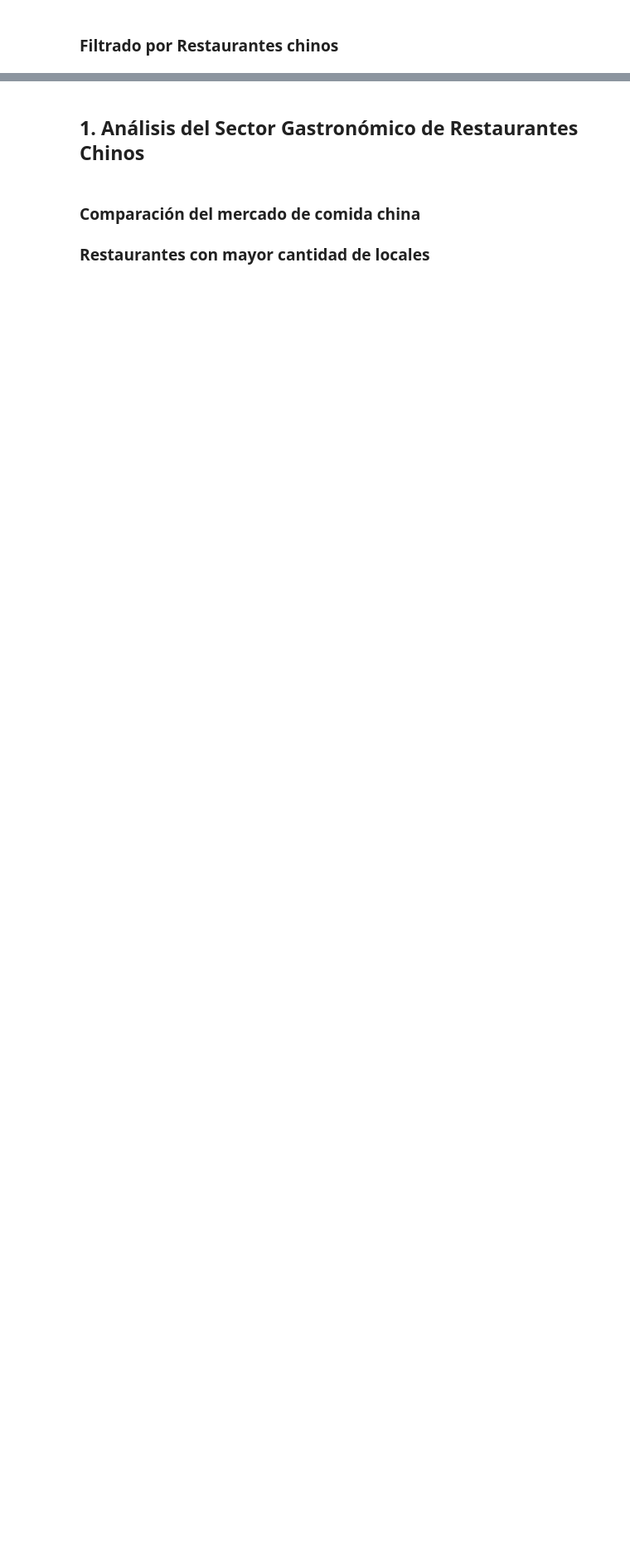
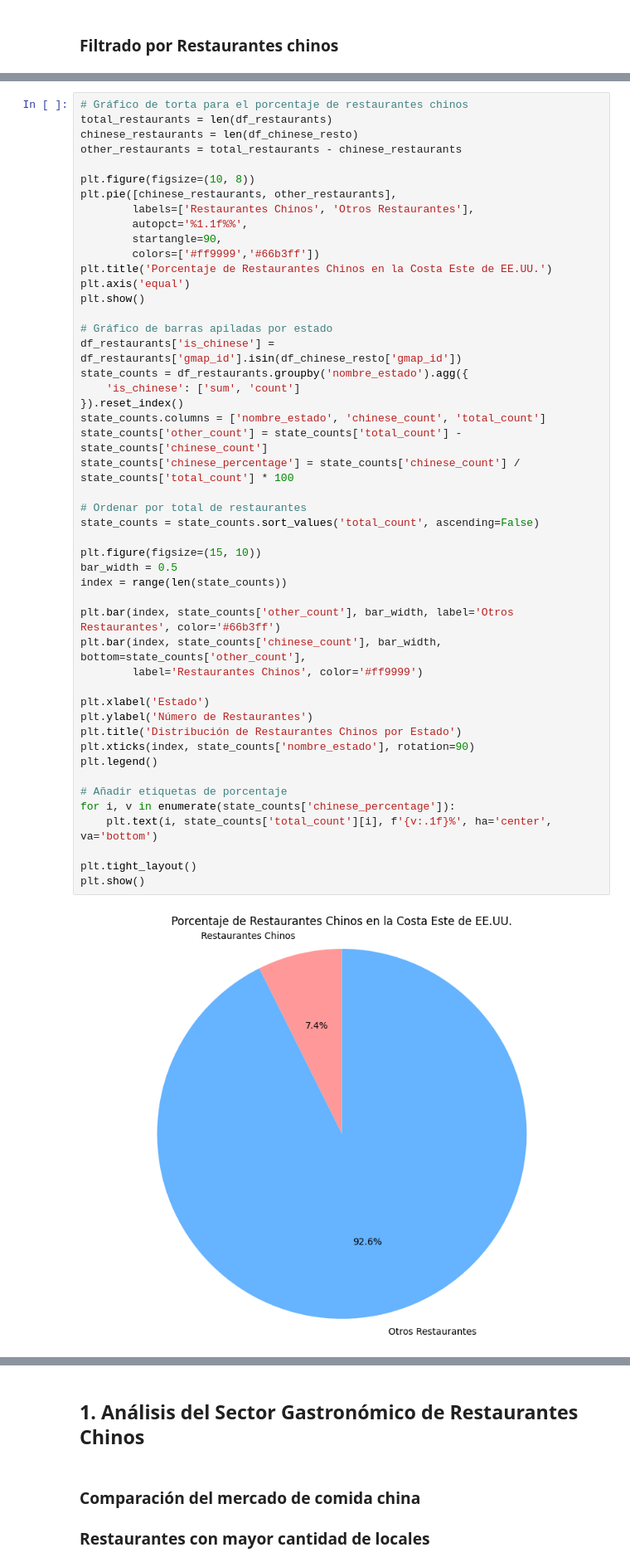
Before and after one commit to psm545/Google-and-Yelp-Recomendaciones-PF-Henry-PT-09, a Jupyter notebook: 2-EDA_Google.ipynb, the cells around one changed output, grey strips where cells are left out. Shown at 83% size. Cells and saved outputs as stored; diff of their text form; blank space fills up the shorter version.

Commit message:
update analisis total resto vs resto chinos

```diff
--- a/2-EDA_Google.ipynb
+++ b/2-EDA_Google.ipynb
@@ -70,3 +70,53 @@ df_chinese_resto.head(3)
 | 2880 | China House Chinese & American Food | China House Chinese & American Fo... | 0x89c6c8e87f60800d:0xbacca2e5a90b... | 39.935655 | -75.119530 | Chinese restaurant | 5.0 | 4 | NJ | ... |
 | 8172 | WUJI | WUJI, 68 E Putnam Ave, Greenwich,... | 0x89c29846a70925f3:0xd15fd18f2efe... | 41.032745 | -73.624310 | Chinese restaurant | 3.8 | 18 | CT | ... |
 | 8820 | Panda Express | Panda Express, 13059 Lee Jackson ... | 0x89b645175b2f5bf1:0x4000b96ee41f... | 38.880261 | -77.398403 | Chinese restaurant | 3.8 | 48 | VA | ... |
+# %%
+# Gráfico de torta para el porcentaje de restaurantes chinos
+total_restaurants = len(df_restaurants)
+chinese_restaurants = len(df_chinese_resto)
+other_restaurants = total_restaurants - chinese_restaurants
+
+plt.figure(figsize=(10, 8))
+plt.pie([chinese_restaurants, other_restaurants],
+        labels=['Restaurantes Chinos', 'Otros Restaurantes'],
+        autopct='%1.1f%%',
+        startangle=90,
+        colors=['#ff9999','#66b3ff'])
+plt.title('Porcentaje de Restaurantes Chinos en la Costa Este de EE.UU.')
+plt.axis('equal')
+plt.show()
+
+# Gráfico de barras apiladas por estado
+df_restaurants['is_chinese'] = df_restaurants['gmap_id'].isin(df_chinese_resto['gmap_id'])
+state_counts = df_restaurants.groupby('nombre_estado').agg({
+    'is_chinese': ['sum', 'count']
+}).reset_index()
+state_counts.columns = ['nombre_estado', 'chinese_count', 'total_count']
+state_counts['other_count'] = state_counts['total_count'] - state_counts['chinese_count']
+state_counts['chinese_percentage'] = state_counts['chinese_count'] / state_counts['total_count'] * 100
+
+# Ordenar por total de restaurantes
+state_counts = state_counts.sort_values('total_count', ascending=False)
+
+plt.figure(figsize=(15, 10))
+bar_width = 0.5
+index = range(len(state_counts))
+
+plt.bar(index, state_counts['other_count'], bar_width, label='Otros Restaurantes', color='#66b3ff')
+plt.bar(index, state_counts['chinese_count'], bar_width, bottom=state_counts['other_count'],
+        label='Restaurantes Chinos', color='#ff9999')
+
+plt.xlabel('Estado')
+plt.ylabel('Número de Restaurantes')
+plt.title('Distribución de Restaurantes Chinos por Estado')
+plt.xticks(index, state_counts['nombre_estado'], rotation=90)
+plt.legend()
+
+# Añadir etiquetas de porcentaje
+for i, v in enumerate(state_counts['chinese_percentage']):
+    plt.text(i, state_counts['total_count'][i], f'{v:.1f}%', ha='center', va='bottom')
+
+plt.tight_layout()
+plt.show()
+# %% [output]
+[figure, added]
```
Also changed, not shown: parts of 4 cells of this notebook, 1 other file.
